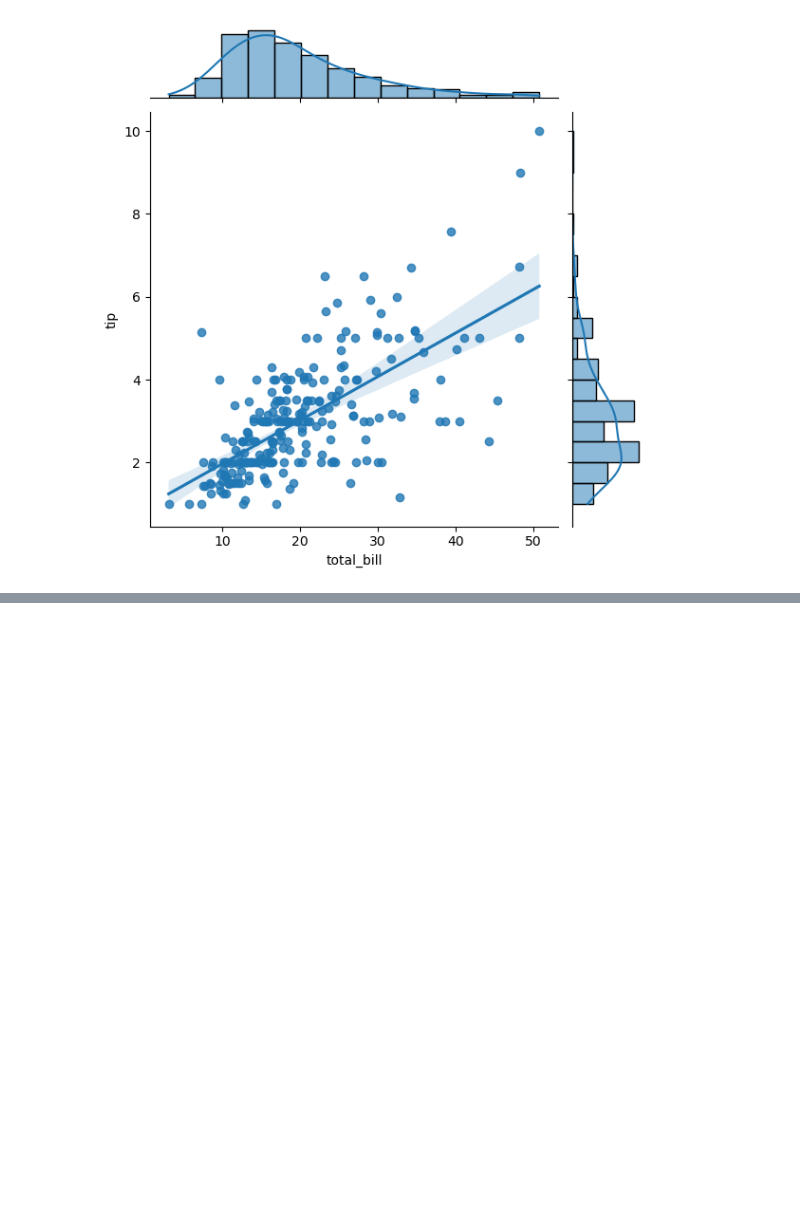
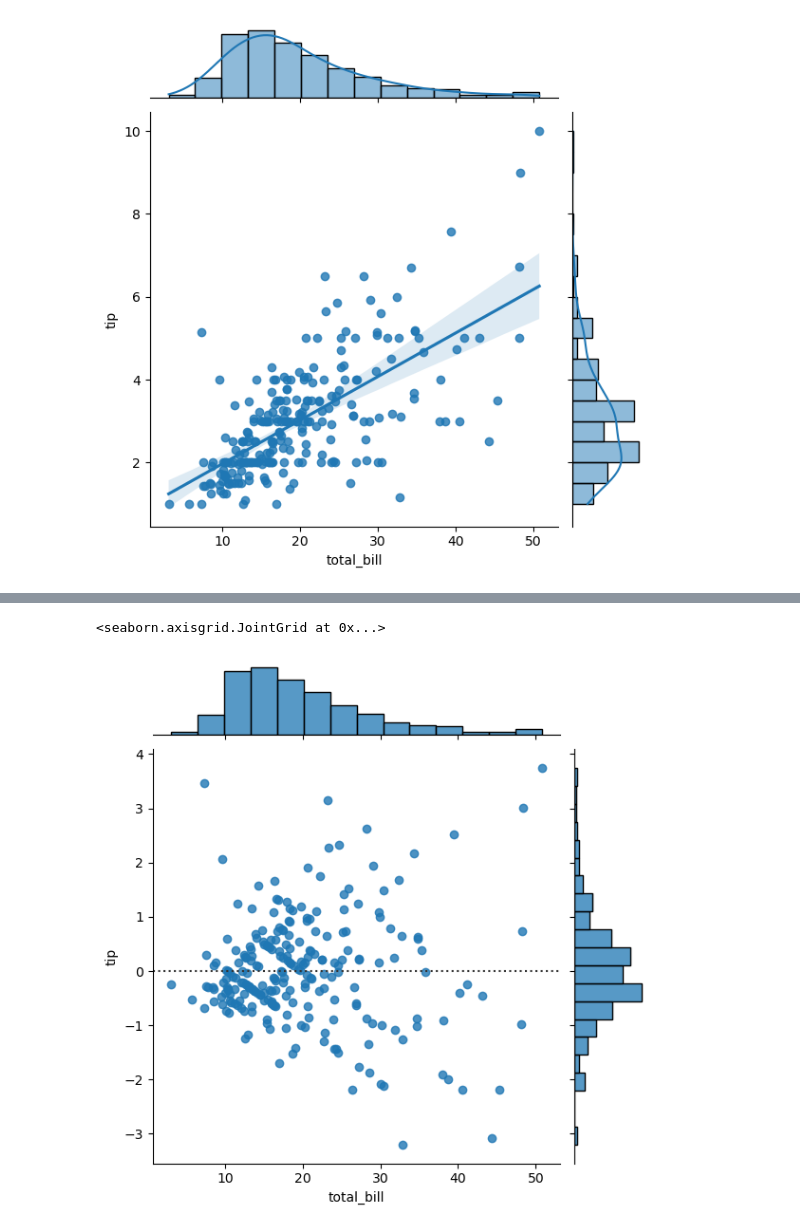
Before and after one commit to mdnaim2004/NOTE_ARCHIVE, a Jupyter notebook: seabron/seaborn.ipynb, the cells around one changed output, grey strips where cells are left out. Saved outputs shown, nothing was run; the diff lists cells and outputs as text; code cells hidden in the pictures; blank space fills up the shorter version.

```diff
--- a/seabron/seaborn.ipynb
+++ b/seabron/seaborn.ipynb
@@ -113,0 +124,10 @@ sns.jointplot(
+# %%
+sns.jointplot(
+    data = data,
+    x='total_bill',
+    y='tip',
+    kind='resid'
+)
+# %% [output]
+<seaborn.axisgrid.JointGrid at 0x...>
+[figure, added]
```
Also changed, not shown: parts of 2 cells of this notebook.
